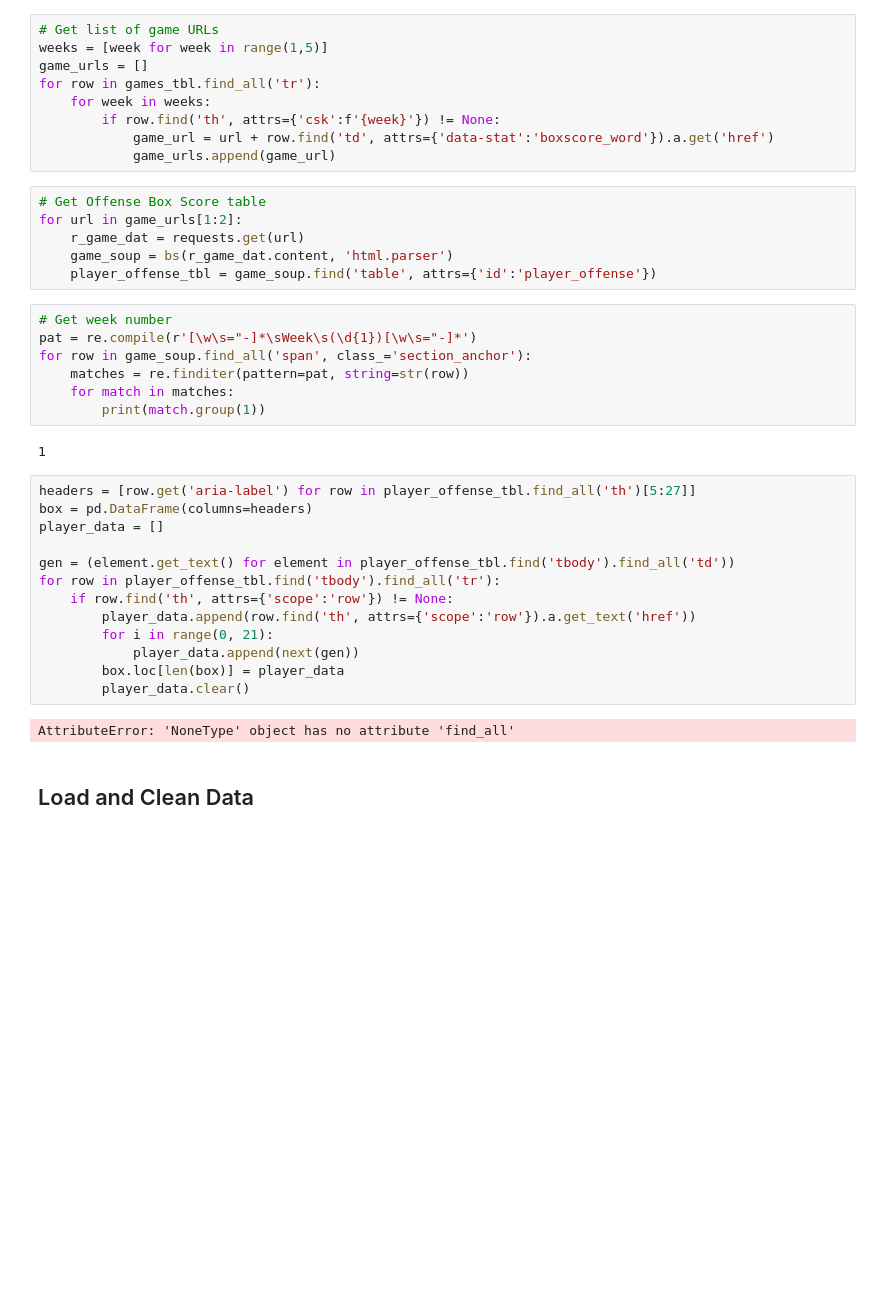
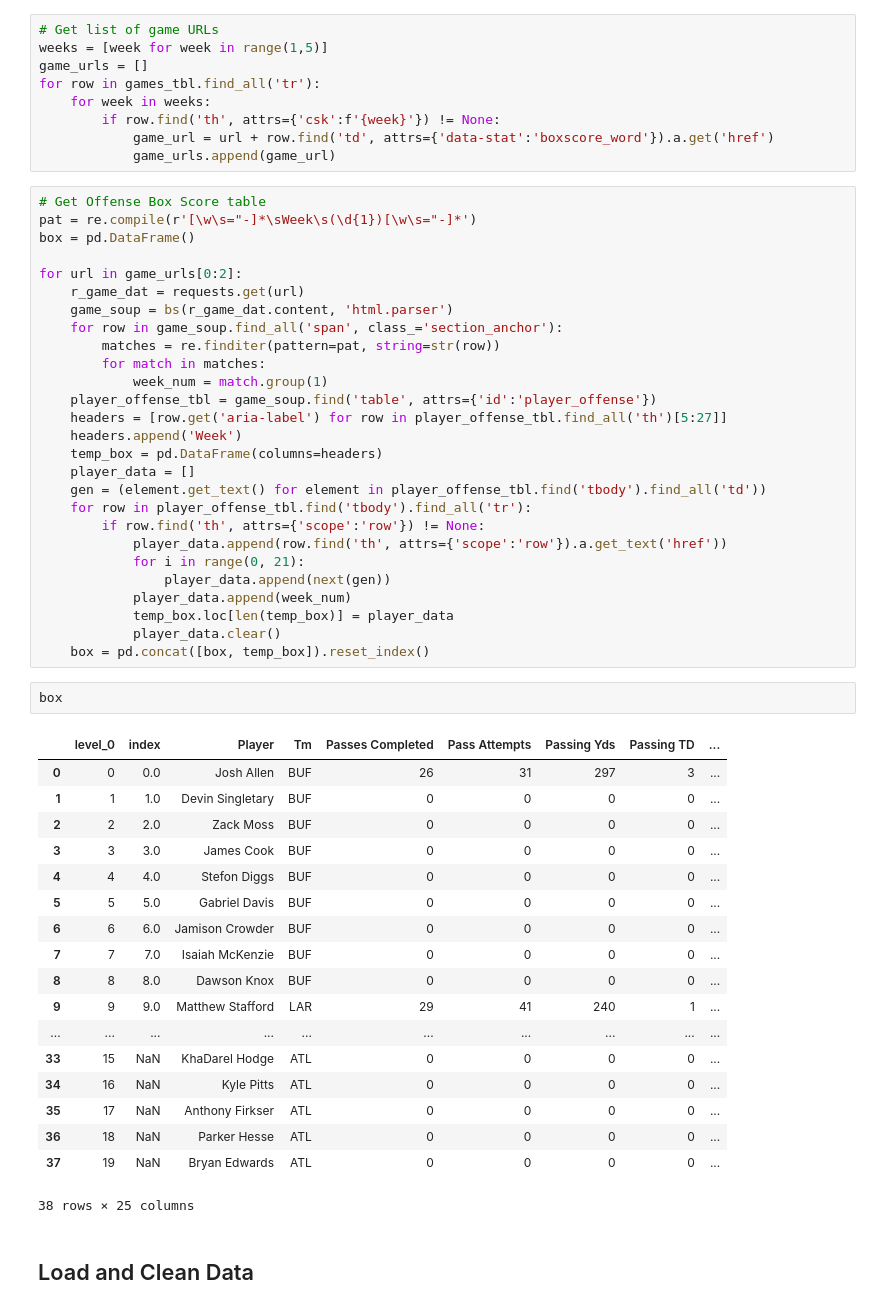
Before and after one commit to jacobresnikoff/fantasy-football, a Jupyter notebook: python/lineup-22.ipynb, the cells around one changed output. Saved outputs shown, nothing was run; the diff lists cells and outputs as text; blank space fills up the shorter version.

Commit message:
rearranged algo to iterate over all urls and concat into one df. box scores here we come :D

```diff
--- a/python/lineup-22.ipynb
+++ b/python/lineup-22.ipynb
@@ -31,36 +31,54 @@ for row in games_tbl.find_all('tr'):
         if row.find('th', attrs={'csk':f'{week}'}) != None:
             game_url = url + row.find('td', attrs={'data-stat':'boxscore_word'}).a.get('href')
             game_urls.append(game_url)
-# %%
-# Get Offense Box Score table
-for url in game_urls[1:2]:
-    r_game_dat = requests.get(url)
-    game_soup = bs(r_game_dat.content, 'html.parser')
-    player_offense_tbl = game_soup.find('table', attrs={'id':'player_offense'})
-# %%
-# Get week number
-pat = re.compile(r'[\w\s="-]*\sWeek\s(\d{1})[\w\s="-]*')
-for row in game_soup.find_all('span', class_='section_anchor'):
-    matches = re.finditer(pattern=pat, string=str(row))
-    for match in matches:
-        print(match.group(1))
-# %% [output]
-1
 # %%
-headers = [row.get('aria-label') for row in player_offense_tbl.find_all('th')[5:27]]
-box = pd.DataFrame(columns=headers)
-player_data = []
+# Get Offense Box Score table
+pat = re.compile(r'[\w\s="-]*\sWeek\s(\d{1})[\w\s="-]*')
+box = pd.DataFrame()
 
-gen = (element.get_text() for element in player_offense_tbl.find('tbody').find_all('td'))
-for row in player_offense_tbl.find('tbody').find_all('tr'):
-    if row.find('th', attrs={'scope':'row'}) != None:
-        player_data.append(row.find('th', attrs={'scope':'row'}).a.get_text('href'))
-        for i in range(0, 21):
-            player_data.append(next(gen))
-        box.loc[len(box)] = player_data
-        player_data.clear()
+for url in game_urls[0:2]:
+    r_game_dat = requests.get(url)
+    game_soup = bs(r_game_dat.content, 'html.parser')
+    for row in game_soup.find_all('span', class_='section_anchor'):
+        matches = re.finditer(pattern=pat, string=str(row))
+        for match in matches:
+            week_num = match.group(1)
+    player_offense_tbl = game_soup.find('table', attrs={'id':'player_offense'})
+    headers = [row.get('aria-label') for row in player_offense_tbl.find_all('th')[5:27]]
+    headers.append('Week')
+    temp_box = pd.DataFrame(columns=headers)
+    player_data = []
+    gen = (element.get_text() for element in player_offense_tbl.find('tbody').find_all('td'))
+    for row in player_offense_tbl.find('tbody').find_all('tr'):
+        if row.find('th', attrs={'scope':'row'}) != None:
+            player_data.append(row.find('th', attrs={'scope':'row'}).a.get_text('href'))
+            for i in range(0, 21):
+                player_data.append(next(gen))
+            player_data.append(week_num)
+            temp_box.loc[len(temp_box)] = player_data
+            player_data.clear()
+    box = pd.concat([box, temp_box]).reset_index()
-# %% [output]
-AttributeError: 'NoneType' object has no attribute 'find_all'
+# %%
+box
+# %% [output]
+|  | level_0 | index | Player | Tm | Passes Completed | Pass Attempts | Passing Yds | Passing TD | ... |
+| 0 | 0 | 0.0 | Josh Allen | BUF | 26 | 31 | 297 | 3 | ... |
+| 1 | 1 | 1.0 | Devin Singletary | BUF | 0 | 0 | 0 | 0 | ... |
+| 2 | 2 | 2.0 | Zack Moss | BUF | 0 | 0 | 0 | 0 | ... |
+| 3 | 3 | 3.0 | James Cook | BUF | 0 | 0 | 0 | 0 | ... |
+| 4 | 4 | 4.0 | Stefon Diggs | BUF | 0 | 0 | 0 | 0 | ... |
+| 5 | 5 | 5.0 | Gabriel Davis | BUF | 0 | 0 | 0 | 0 | ... |
+| 6 | 6 | 6.0 | Jamison Crowder | BUF | 0 | 0 | 0 | 0 | ... |
+| 7 | 7 | 7.0 | Isaiah McKenzie | BUF | 0 | 0 | 0 | 0 | ... |
+| 8 | 8 | 8.0 | Dawson Knox | BUF | 0 | 0 | 0 | 0 | ... |
+| 9 | 9 | 9.0 | Matthew Stafford | LAR | 29 | 41 | 240 | 1 | ... |
+| ... | ... | ... | ... | ... | ... | ... | ... | ... | ... |
+| 33 | 15 | NaN | KhaDarel Hodge | ATL | 0 | 0 | 0 | 0 | ... |
+| 34 | 16 | NaN | Kyle Pitts | ATL | 0 | 0 | 0 | 0 | ... |
+| 35 | 17 | NaN | Anthony Firkser | ATL | 0 | 0 | 0 | 0 | ... |
+| 36 | 18 | NaN | Parker Hesse | ATL | 0 | 0 | 0 | 0 | ... |
+| 37 | 19 | NaN | Bryan Edwards | ATL | 0 | 0 | 0 | 0 | ... |
+38 rows × 25 columns
 # %% [markdown]
 ## Load and Clean Data
 # %%
```
